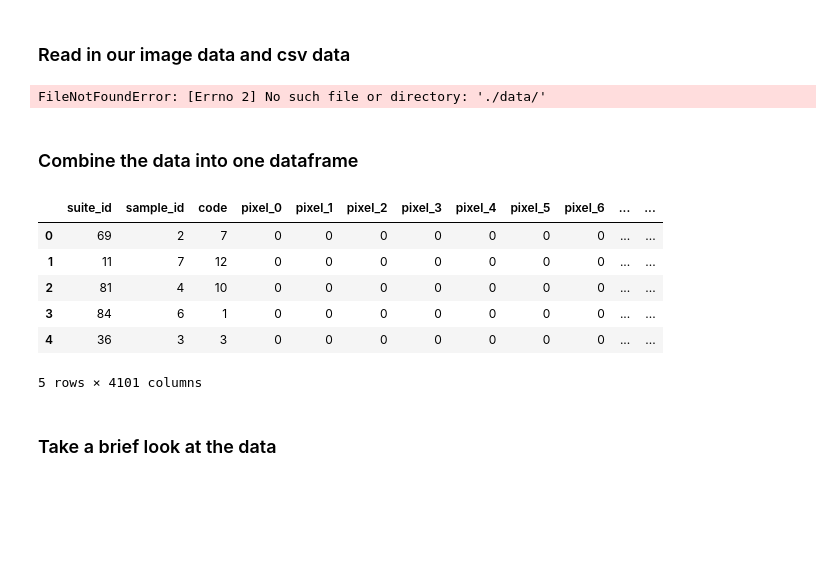
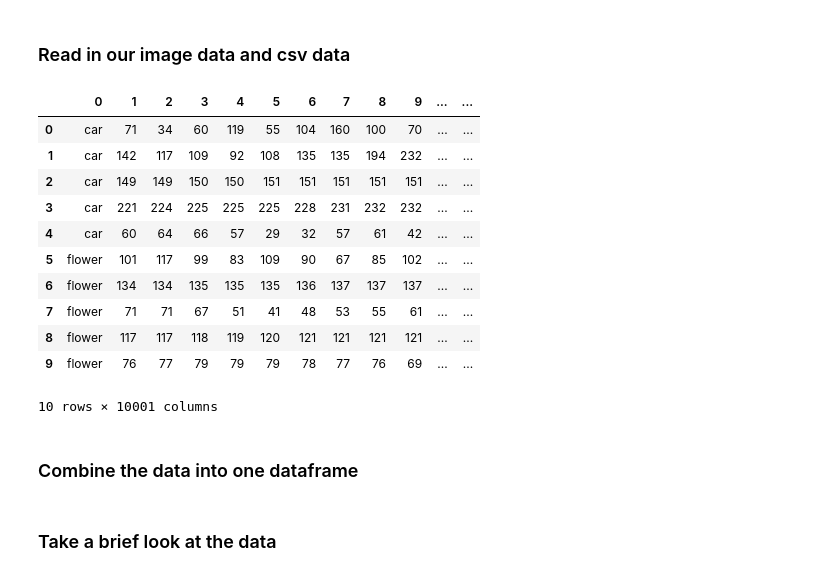
Before and after one commit to calebm00re/S22-ml02, a Jupyter notebook: images.ipynb, the cells around one changed output. Drawn from its saved outputs; the diff is of its cells as text; code cells hidden in the pictures; blank space fills up the shorter version.

Commit message:
making dataframe

```diff
--- a/images.ipynb
+++ b/images.ipynb
@@ -149,25 +169,29 @@ array form:  [176 179 184 ... 142 139 137]
 ### Read in our image data and csv data
 # %%
 # Convert the data folder to a dataframe
-data_df = conv_data_folder_to_df('./data/')
-
-csv_df = pd.read_csv('chinese_mnist.csv')
+df = pd.DataFrame()
+df = conv_data_folder_to_df(df, './training_set/car/', 'car', 5)
+df = conv_data_folder_to_df(df, './training_set/flower/', 'flower', 5)
+df.head(10)
 # %% [output]
+|  | 0 | 1 | 2 | 3 | 4 | 5 | 6 | 7 | 8 | 9 | ... | ... |
+| 0 | car | 71 | 34 | 60 | 119 | 55 | 104 | 160 | 100 | 70 | ... | ... |
+| 1 | car | 142 | 117 | 109 | 92 | 108 | 135 | 135 | 194 | 232 | ... | ... |
+| 2 | car | 149 | 149 | 150 | 150 | 151 | 151 | 151 | 151 | 151 | ... | ... |
+| 3 | car | 221 | 224 | 225 | 225 | 225 | 228 | 231 | 232 | 232 | ... | ... |
+| 4 | car | 60 | 64 | 66 | 57 | 29 | 32 | 57 | 61 | 42 | ... | ... |
+| 5 | flower | 101 | 117 | 99 | 83 | 109 | 90 | 67 | 85 | 102 | ... | ... |
+| 6 | flower | 134 | 134 | 135 | 135 | 135 | 136 | 137 | 137 | 137 | ... | ... |
+| 7 | flower | 71 | 71 | 67 | 51 | 41 | 48 | 53 | 55 | 61 | ... | ... |
+| 8 | flower | 117 | 117 | 118 | 119 | 120 | 121 | 121 | 121 | 121 | ... | ... |
+| 9 | flower | 76 | 77 | 79 | 79 | 79 | 78 | 77 | 76 | 69 | ... | ... |
-FileNotFoundError: [Errno 2] No such file or directory: './data/'
+10 rows × 10001 columns
 # %% [markdown]
 ### Combine the data into one dataframe
 # %%
 # Merge the two dataframes
-data = pd.merge(data_df, csv_df, on=['suite_id', 'sample_id', 'code'])
-data.head()
+# data = pd.merge(data_df, csv_df, on=['suite_id', 'sample_id', 'code'])
+# data.head()
-# %% [output]
-|  | suite_id | sample_id | code | pixel_0 | pixel_1 | pixel_2 | pixel_3 | pixel_4 | pixel_5 | pixel_6 | ... | ... |
-| 0 | 69 | 2 | 7 | 0 | 0 | 0 | 0 | 0 | 0 | 0 | ... | ... |
-| 1 | 11 | 7 | 12 | 0 | 0 | 0 | 0 | 0 | 0 | 0 | ... | ... |
-| 2 | 81 | 4 | 10 | 0 | 0 | 0 | 0 | 0 | 0 | 0 | ... | ... |
-| 3 | 84 | 6 | 1 | 0 | 0 | 0 | 0 | 0 | 0 | 0 | ... | ... |
-| 4 | 36 | 3 | 3 | 0 | 0 | 0 | 0 | 0 | 0 | 0 | ... | ... |
-5 rows × 4101 columns
 # %% [markdown]
 ### Take a brief look at the data
 # %%
```
Also changed, not shown: parts of 3 cells of this notebook.
